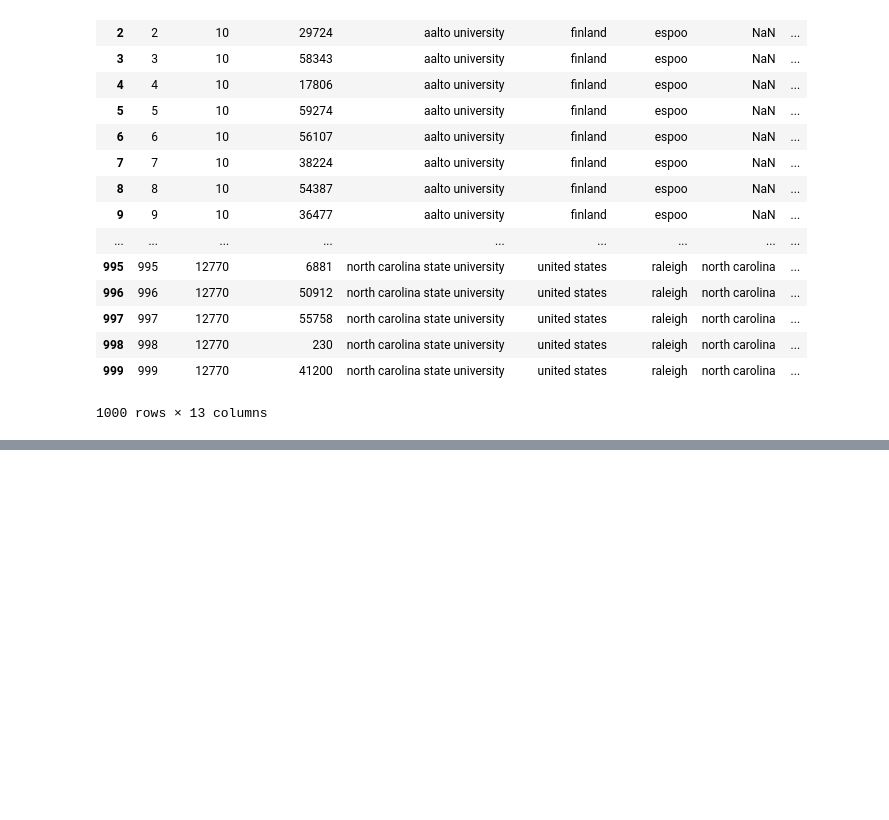
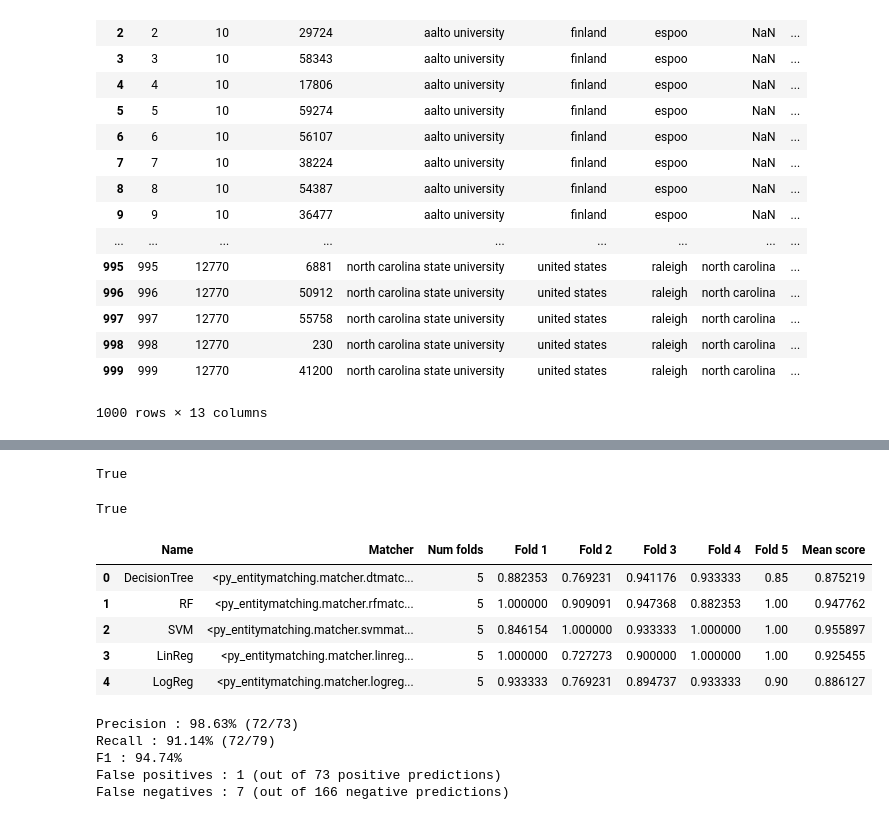
Before and after one commit to TrangHo/cs838-spring2017, a Jupyter notebook: stage3/src/Stage_3.ipynb, the cells around one changed output, grey strips where cells are left out. Saved outputs shown, nothing was run; the diff lists cells and outputs as text; code cells hidden in the pictures; blank space fills up the shorter version.

Commit message:
Update Stage 3 to add matching code

```diff
--- a/stage3/src/Stage_3.ipynb
+++ b/stage3/src/Stage_3.ipynb
@@ -139,0 +162,48 @@ sample_WHED.to_csv(path_to_csv_dir + 'sample_WHED.csv', encoding = 'UTF-8', inde
+# %%
+# Create a set of ML-matchers
+dt = em.DTMatcher(name='DecisionTree', random_state=0)
+svm = em.SVMMatcher(name='SVM', random_state=0)
+rf = em.RFMatcher(name='RF', random_state=0)
+lg = em.LogRegMatcher(name='LogReg', random_state=0)
+ln = em.LinRegMatcher(name='LinReg')
+# %%
+# Generate a set of features
+F = em.get_features_for_matching(WHED, AOM)
+
+em.add_blackbox_feature(F, 'is_same_server', custom_matcher.is_same_server)
+em.add_blackbox_feature(F, 'is_same_single_server', custom_matcher.is_same_single_server)
+
+# F.feature_name
+# %% [output]
+True
+# %%
+# Convert the I into a set of feature vectors using F
+H = em.extract_feature_vecs(I,
+                            feature_table=F,
+                            attrs_after='gold_label',
+                            show_progress=False)
+# %%
+# Check if the feature vectors contain missing values
+# A return value of True means that there are missing values
+any(pd.notnull(H))
+# %% [output]
+True
+# %%
+# Impute feature vectors with the mean of the column values.
+H = em.impute_table(H,
+                exclude_attrs=['_id', 'ltable_' + csv_headers.WHED_INDEX, 'rtable_' + csv_headers.AOM_INDEX, 'gold_label'],
+                strategy='mean')
+# %%
+# Select the best ML matcher using CV
+result = em.select_matcher([dt, rf, svm, ln, lg], table=H,
+        exclude_attrs=['_id', 'ltable_' + csv_headers.WHED_INDEX, 'rtable_' + csv_headers.AOM_INDEX, 'gold_label'],
+        k=5,
+        target_attr='gold_label', metric='precision', random_state=0)
+result['cv_stats']
+# %% [output]
+|  | Name | Matcher | Num folds | Fold 1 | Fold 2 | Fold 3 | Fold 4 | Fold 5 | Mean score |
+| 0 | DecisionTree | <py_entitymatching.matcher.dtmatc... | 5 | 0.882353 | 0.769231 | 0.941176 | 0.933333 | 0.85 | 0.875219 |
+| 1 | RF | <py_entitymatching.matcher.rfmatc... | 5 | 1.000000 | 0.909091 | 0.947368 | 0.882353 | 1.00 | 0.947762 |
+| 2 | SVM | <py_entitymatching.matcher.svmmat... | 5 | 0.846154 | 1.000000 | 0.933333 | 1.000000 | 1.00 | 0.955897 |
+| 3 | LinReg | <py_entitymatching.matcher.linreg... | 5 | 1.000000 | 0.727273 | 0.900000 | 1.000000 | 1.00 | 0.925455 |
+| 4 | LogReg | <py_entitymatching.matcher.logreg... | 5 | 0.933333 | 0.769231 | 0.894737 | 0.933333 | 0.90 | 0.886127 |
@@ -139,0 +219,14 @@ sample_WHED.to_csv(path_to_csv_dir + 'sample_WHED.csv', encoding = 'UTF-8', inde
+# %%
+# Choose Random Forest to train
+rf.fit(table=H, exclude_attrs=['_id', 'ltable_' + csv_headers.WHED_INDEX, 'rtable_' + csv_headers.AOM_INDEX, 'gold_label'], target_attr='gold_label')
+predictions = rf.predict(table=K, exclude_attrs=['_id', 'ltable_' + csv_headers.WHED_INDEX, 'rtable_' + csv_headers.AOM_INDEX, 'gold_label'],
+                append=True, target_attr='predicted', inplace=False)
+
+eval_summary = em.eval_matches(predictions, 'gold_label', 'predicted')
+em.print_eval_summary(eval_summary)
+# %% [output]
+Precision : 98.63% (72/73)
+Recall : 91.14% (72/79)
+F1 : 94.74%
+False positives : 1 (out of 73 positive predictions)
+False negatives : 7 (out of 166 negative predictions)
```
Also changed, not shown: parts of 6 cells of this notebook, 9 other files.
